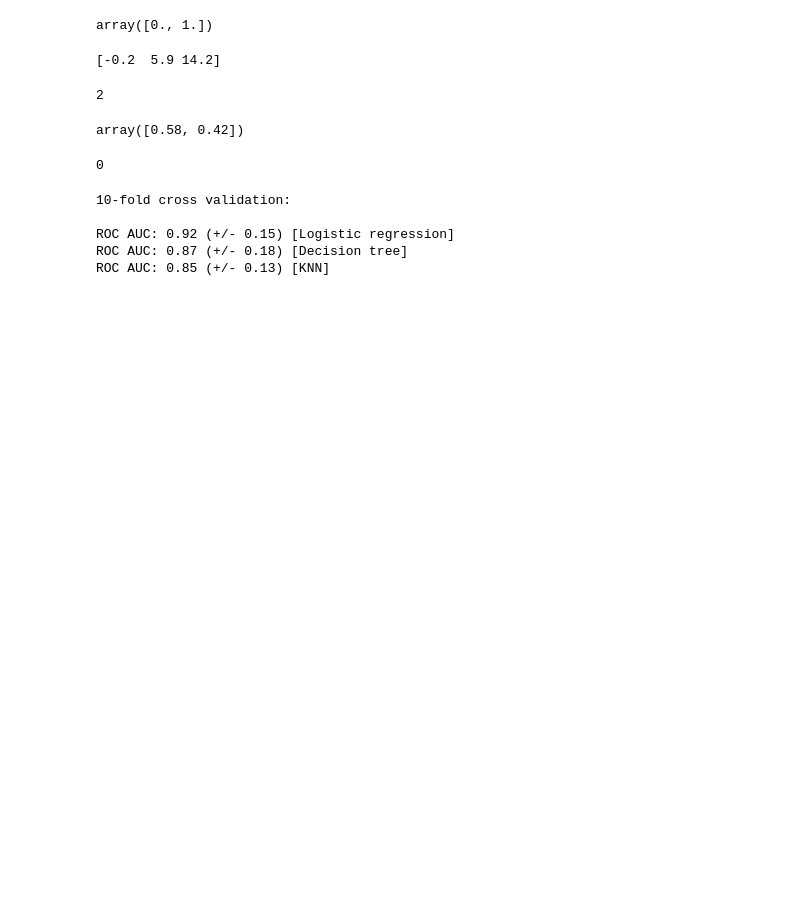
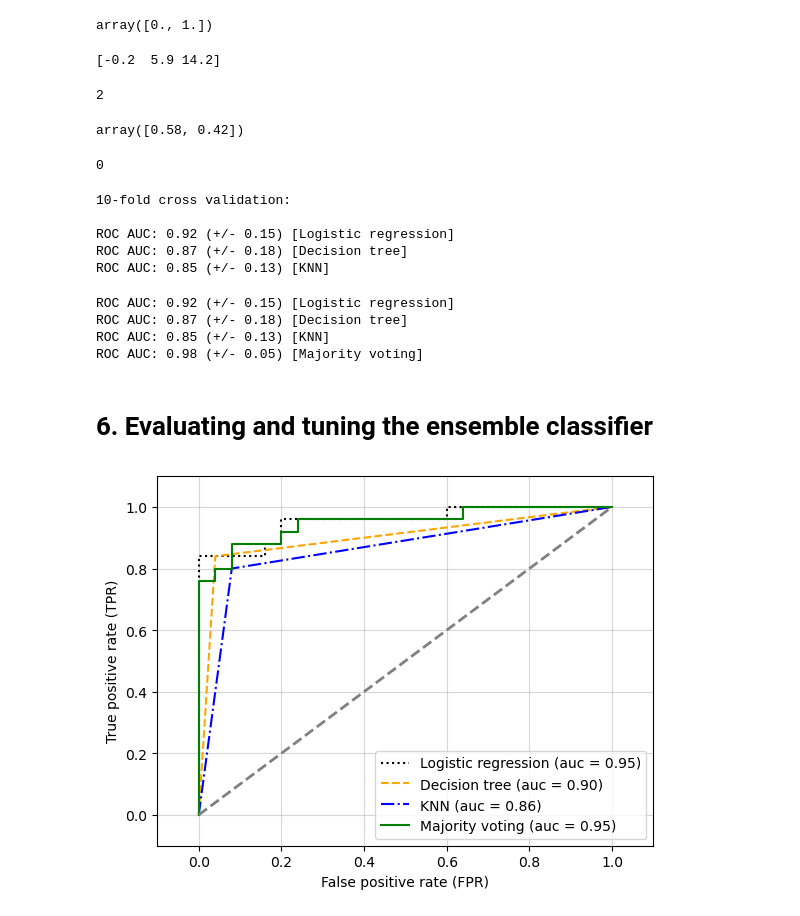
Before and after one commit to danwein8/ML_Book, a Jupyter notebook: ch07/Chapter7.ipynb, the cells around one changed output. Saved outputs shown, nothing was run; the diff lists cells and outputs as text; code cells hidden in the pictures; blank space fills up the shorter version.

```diff
--- a/ch07/Chapter7.ipynb
+++ b/ch07/Chapter7.ipynb
@@ -273,3 +349,65 @@ for clf, label in zip([pipe1, pipe2, pipe3], clf_labels):
 ROC AUC: 0.92 (+/- 0.15) [Logistic regression]
 ROC AUC: 0.87 (+/- 0.18) [Decision tree]
 ROC AUC: 0.85 (+/- 0.13) [KNN]
+# %%
+# Majority Rule (hard) Voting
+
+mv_clf = MajorityVoteClassifier(classifiers=[pipe1, clf2, pipe3])
+
+clf_labels += ['Majority voting']
+all_clf = [pipe1, clf2, pipe3, mv_clf]
+
+for clf, label in zip(all_clf, clf_labels):
+    scores = cross_val_score(estimator=clf,
+                             X=X_train,
+                             y=y_train,
+                             cv=10,
+                             scoring='roc_auc')
+    print(f'ROC AUC: {scores.mean():.2f} '
+          f'(+/- {scores.std():.2f}) [{label}]')
+# %% [output]
+ROC AUC: 0.92 (+/- 0.15) [Logistic regression]
+ROC AUC: 0.87 (+/- 0.18) [Decision tree]
+ROC AUC: 0.85 (+/- 0.13) [KNN]
+ROC AUC: 0.98 (+/- 0.05) [Majority voting]
+# %% [markdown]
+# 6. Evaluating and tuning the ensemble classifier
+# %%
+from sklearn.metrics import roc_curve
+from sklearn.metrics import auc
+
+
+colors = ['black', 'orange', 'blue', 'green']
+linestyles = [':', '--', '-.', '-']
+for clf, label, clr, ls \
+        in zip(all_clf,
+               clf_labels, colors, linestyles):
+
+    # assuming the label of the positive class is 1
+    y_pred = clf.fit(X_train,
+                     y_train).predict_proba(X_test)[:, 1]
+    fpr, tpr, thresholds = roc_curve(y_true=y_test,
+                                     y_score=y_pred)
+    roc_auc = auc(x=fpr, y=tpr)
+    plt.plot(fpr, tpr,
+             color=clr,
+             linestyle=ls,
+             label=f'{label} (auc = {roc_auc:.2f})')
+
+plt.legend(loc='lower right')
+plt.plot([0, 1], [0, 1],
+         linestyle='--',
+         color='gray',
+         linewidth=2)
+
+plt.xlim([-0.1, 1.1])
+plt.ylim([-0.1, 1.1])
+plt.grid(alpha=0.5)
+plt.xlabel('False positive rate (FPR)')
+plt.ylabel('True positive rate (TPR)')
+
+
+#plt.savefig('figures/07_04', dpi=300)
+plt.show()
+# %% [output]
+[figure, added]
```
Also changed, not shown: parts of 9 cells of this notebook.
